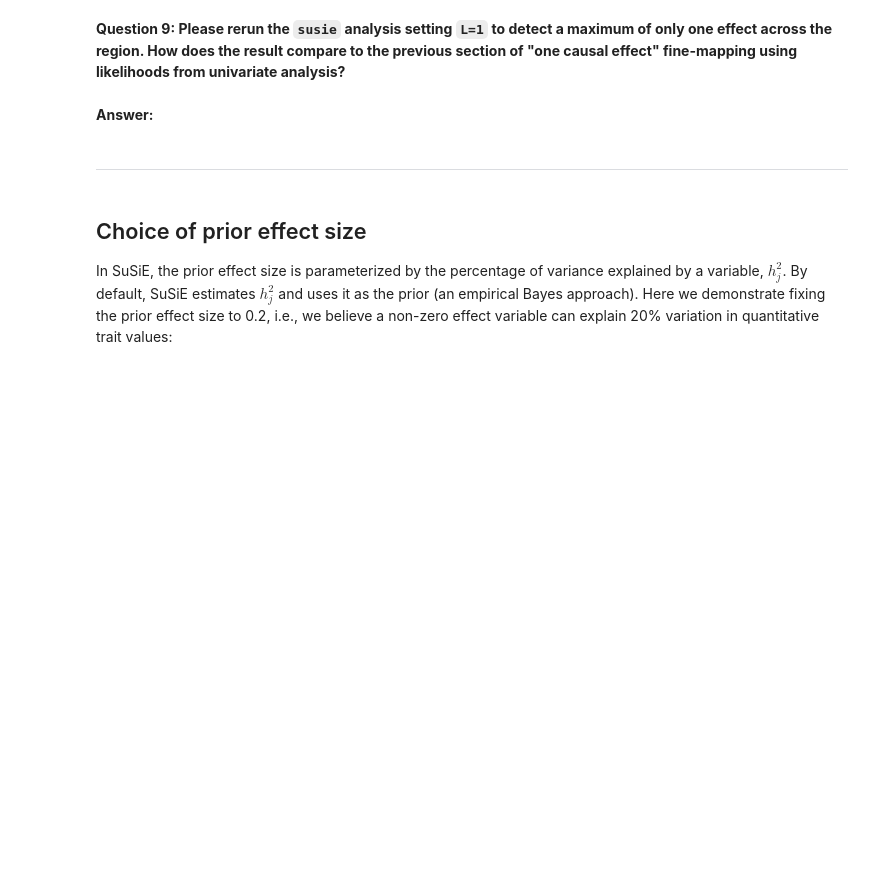
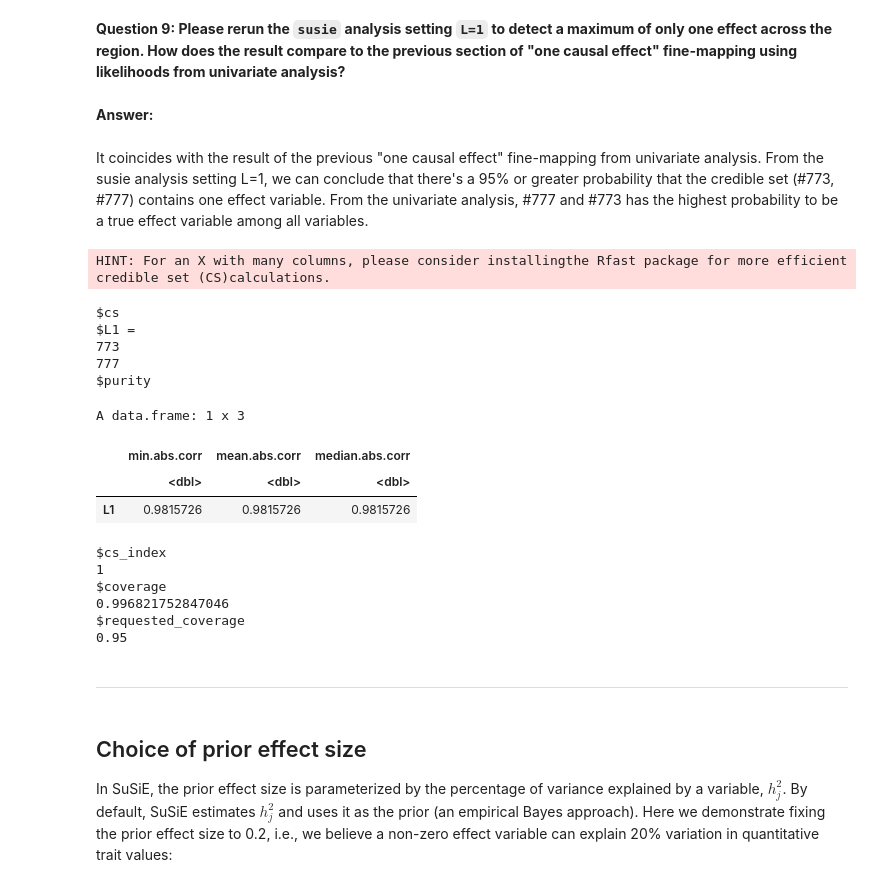
Before and after one commit to RuiDongDR/student_test_2025_spring, a Jupyter notebook: notebook/FineMapping_JingyiXu.ipynb, the cells around one changed output. Cells and saved outputs as stored; diff of their text form; code cells hidden in the pictures; blank space fills up the shorter version.

```diff
--- a/notebook/FineMapping_JingyiXu.ipynb
+++ b/notebook/FineMapping_JingyiXu.ipynb
@@ -312,6 +404,28 @@ Hint: You can use the code below to compare $-log_{10}$ p-value and PIP for the
 **Question 9: Please rerun the `susie` analysis setting `L=1` to detect a maximum of only one effect across the region. How does the result compare to the previous section of "one causal effect" fine-mapping using likelihoods from univariate analysis?**
 # %% [markdown]
 **Answer:**
+# %% [markdown]
+It coincides with the result of the previous "one causal effect" fine-mapping from univariate analysis. From the susie analysis setting L=1, we can conclude that there's a 95% or greater probability that the credible set (#773, #777) contains one effect variable. From the univariate analysis, #777 and #773 has the highest probability to be a true effect variable among all variables.
+# %%
+fitted_L1 <- susie(X, y, L = 1)
+fitted_L1$sets
+# %% [output]
+HINT: For an X with many columns, please consider installingthe Rfast package for more efficient credible set (CS)calculations.
+$cs
+$L1 =
+773
+777
+$purity
+A data.frame: 1 x 3
+|  | min.abs.corr | mean.abs.corr | median.abs.corr |
+|  | <dbl> | <dbl> | <dbl> |
+| L1 | 0.9815726 | 0.9815726 | 0.9815726 |
+$cs_index
+1
+$coverage
+0.996821752847046
+$requested_coverage
+0.95
 # %% [markdown]
 -------------------------------------------
 # %% [markdown]
```
Also changed, not shown: parts of 12 cells of this notebook.
